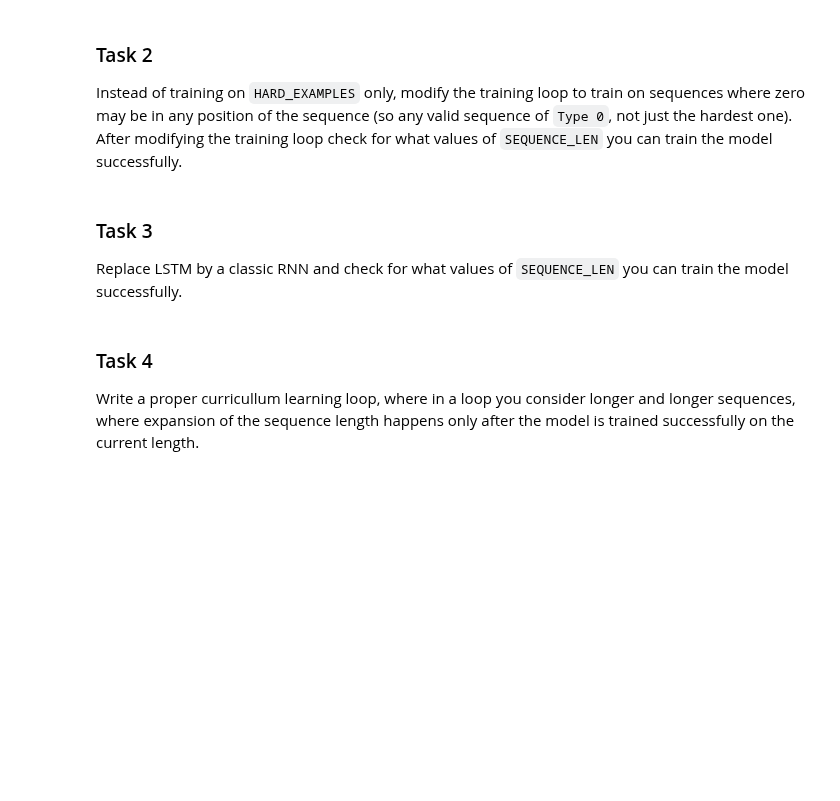
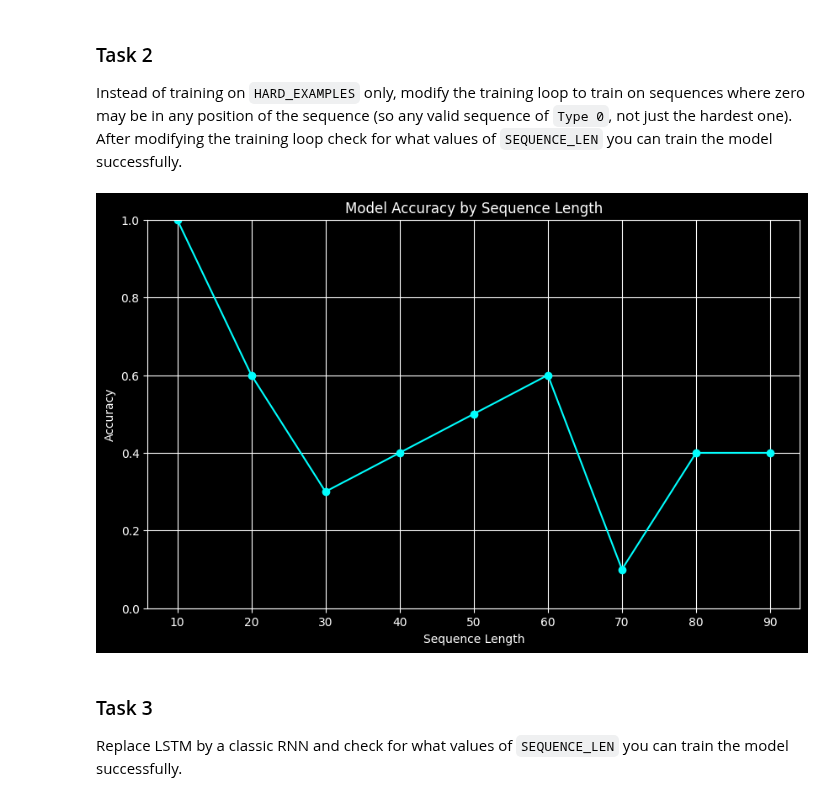
Before and after one commit to aderylo/DNN-23, a Jupyter notebook: notebooks/lab10.ipynb, the cells around one changed output. Saved outputs shown, nothing was run; the diff lists cells and outputs as text; code cells hidden in the pictures; blank space fills up the shorter version.

```diff
--- a/notebooks/lab10.ipynb
+++ b/notebooks/lab10.ipynb
@@ -271,5 +285,5 @@ def train_model(hidden_dim: int, x : list[list[float]], y : list[int],
 # %%
-def generate_data(sequence_len: int, num_examples: int) -> tuple[list[list[float]], list[int]]:
+def generate_data(sequence_len: int, num_examples: int):
     x = []
     y = []
     for _ in range(num_examples):
@@ -282,12 +296,32 @@ def generate_data(sequence_len: int, num_examples: int) -> tuple[list[list[float
         x.append(sequence)
         y.append(label)
 
-    return x, y
+    return list(zip(x, y))
+
+
+acc = {}
+
+for seq_len in range(10, 100, 10):
+    data = generate_data(sequence_len=seq_len, num_examples=100)
+    test_data = generate_data(sequence_len=seq_len, num_examples=10)
+    model = train(hidden_dim=20, lr=0.01, num_steps=100, data=data)
+    x, y = ([sequence for sequence, _ in test_data],
+              [label for _, label in test_data])
+    acc[seq_len] = eval_accuracy(model, x, y)
+# %%
+sequence_lengths = list(acc.keys())
+accuracies = list(acc.values())
+plt.figure(figsize=(10, 6))
+plt.plot(sequence_lengths, accuracies, marker='o', color='cyan')
+plt.title('Model Accuracy by Sequence Length', color='white')
+plt.xlabel('Sequence Length', color='white')
+plt.ylabel('Accuracy', color='white')
+plt.ylim(0, 1)
+plt.grid(True)
+plt.show()
+# %% [output]
+[figure, added]
 # %% [markdown]
 ### Task 3
 
 Replace LSTM by a classic RNN and check for what values of `SEQUENCE_LEN` you can train the model successfully.
-# %% [markdown]
-### Task 4
-
-Write a proper curricullum learning loop, where in a loop you consider longer and longer sequences, where expansion of the sequence length happens only after the model is trained successfully on the current length.
```
Also changed, not shown: parts of 15 cells of this notebook.
